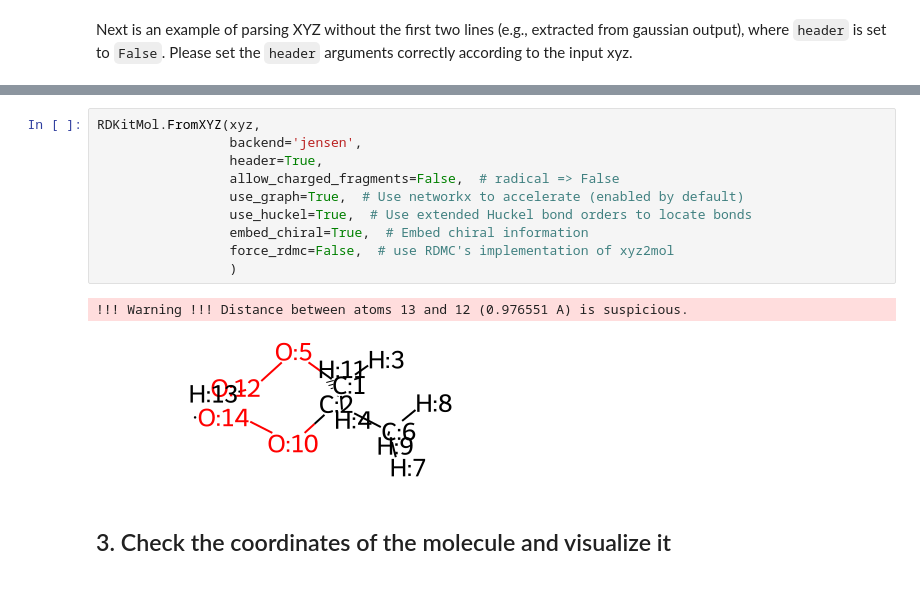
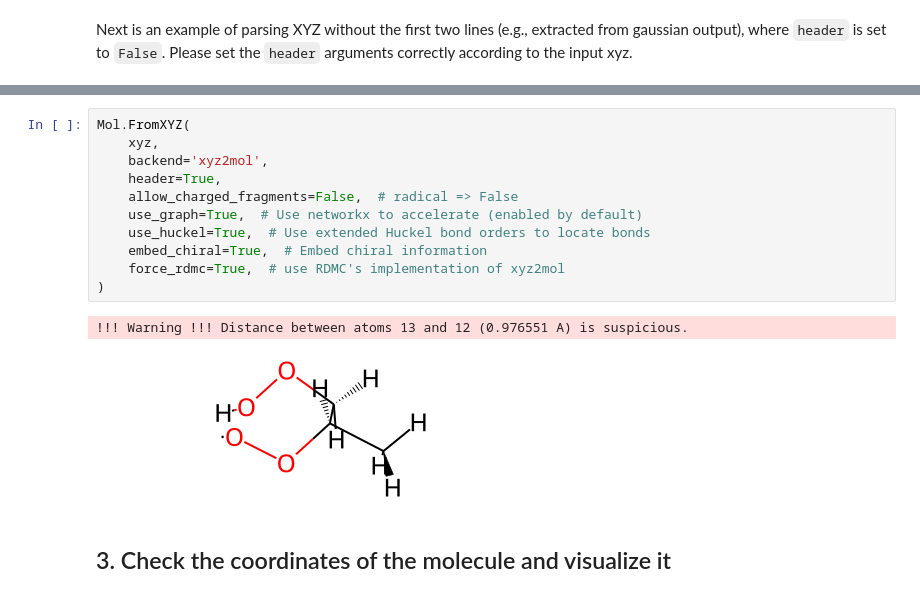
Before and after one commit to xiaoruiDong/RDMC, a Jupyter notebook: ipython/Handle molecule with XYZ.ipynb, the cells around one changed output, grey strips where cells are left out. Saved outputs shown, nothing was run; the diff lists cells and outputs as text.

```diff
--- a/ipython/Handle molecule with XYZ.ipynb
+++ b/ipython/Handle molecule with XYZ.ipynb
@@ -68,16 +68,17 @@ The optional arguments for the Jensen et al. method are provided.
 # %%
-RDKitMol.FromXYZ(xyz,
-                 backend='jensen',
-                 header=True,
-                 allow_charged_fragments=False,  # radical => False
-                 use_graph=True,  # Use networkx to accelerate (enabled by default)
-                 use_huckel=True,  # Use extended Huckel bond orders to locate bonds
-                 embed_chiral=True,  # Embed chiral information
-                 force_rdmc=False,  # use RDMC's implementation of xyz2mol
-                 )
+Mol.FromXYZ(
+    xyz,
+    backend='xyz2mol',
+    header=True,
+    allow_charged_fragments=False,  # radical => False
+    use_graph=True,  # Use networkx to accelerate (enabled by default)
+    use_huckel=True,  # Use extended Huckel bond orders to locate bonds
+    embed_chiral=True,  # Embed chiral information
+    force_rdmc=True,  # use RDMC's implementation of xyz2mol
+)
 # %% [output]
 !!! Warning !!! Distance between atoms 13 and 12 (0.976551 A) is suspicious.
-[figure, old version]
+[figure, new version]
 # %% [markdown]
 ## 3. Check the coordinates of the molecule and visualize it
 # %%
```
Also changed, not shown: parts of 10 cells of this notebook.
